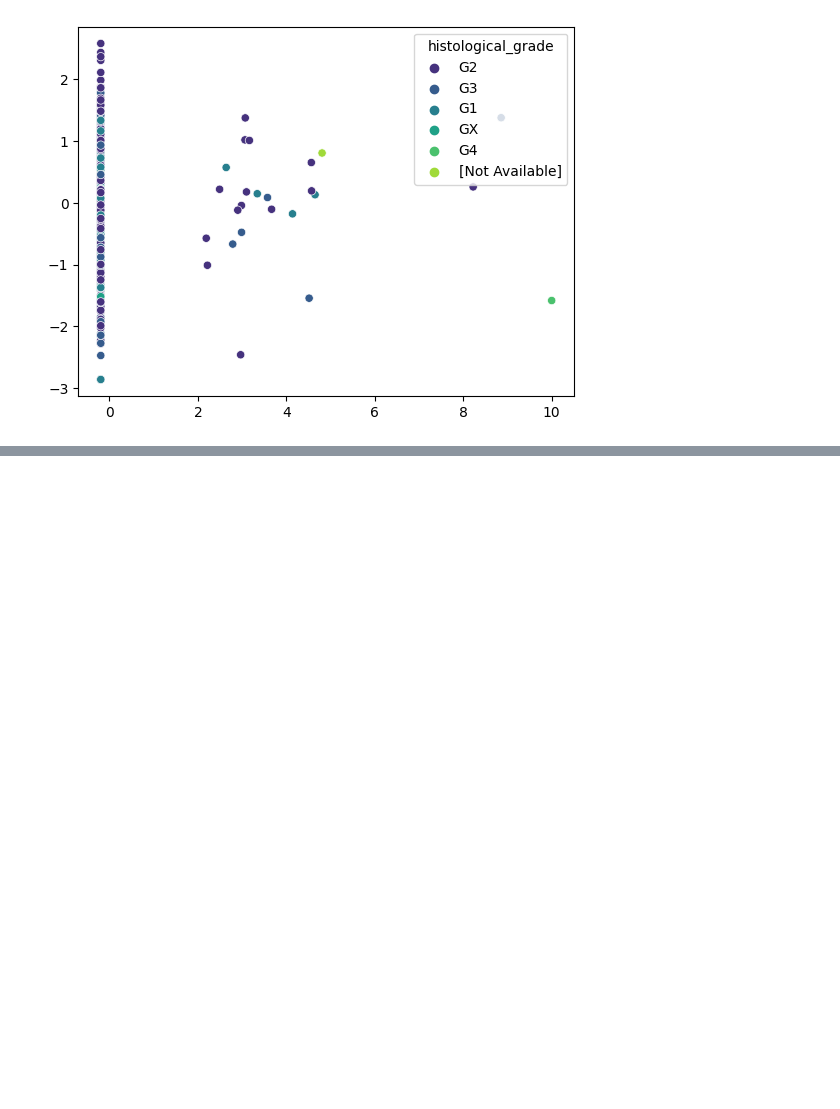
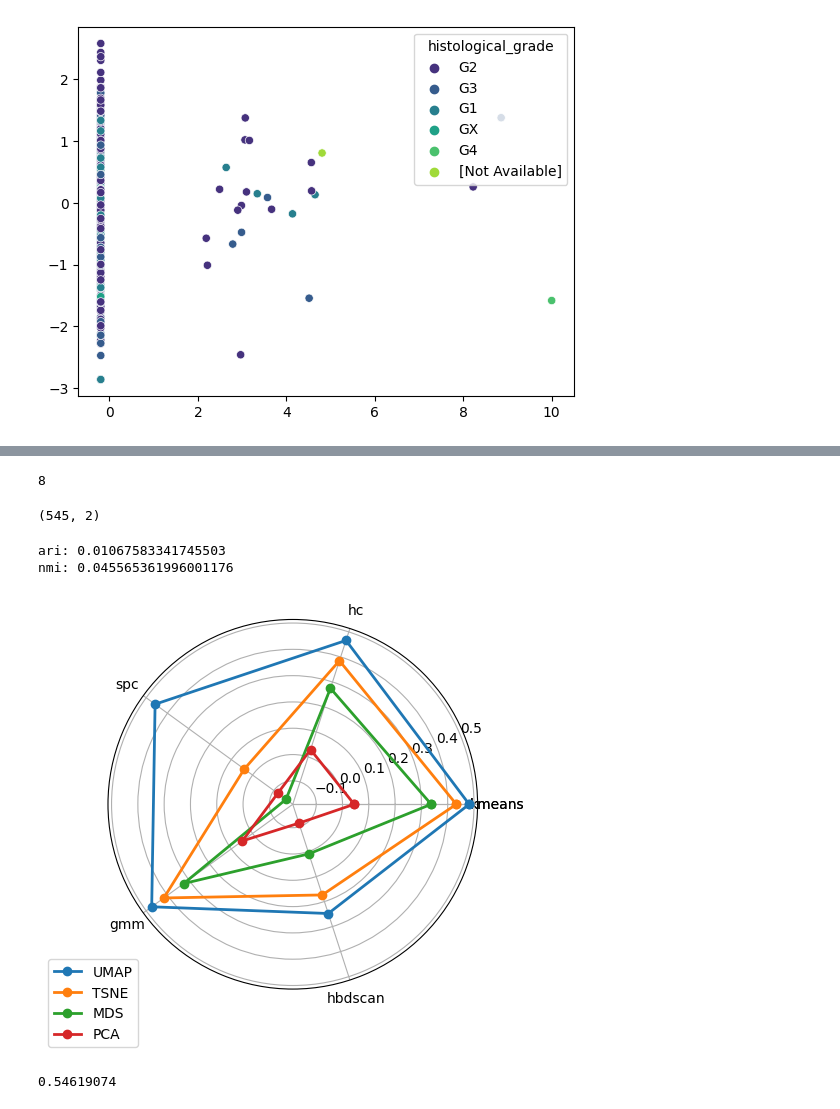
Before and after one commit to mikecuoco/ece204_project1, a Jupyter notebook: evaluate.ipynb, the cells around one changed output, grey strips where cells are left out. Cells and saved outputs as stored; diff of their text form; code cells hidden in the pictures; blank space fills up the shorter version.

```diff
--- a/evaluate.ipynb
+++ b/evaluate.ipynb
@@ -411,0 +821,67 @@ sns.scatterplot(x=adata.X[:,0], y=adata.X[:,1], hue=metadata['histological_grade
+# %%
+metadata["ajcc_pathologic_tumor_stage"].nunique()
+# %% [output]
+8
+# %%
+print(adata.obsm["umap"].shape)
+# %% [output]
+(545, 2)
+# %%
+adata=adata[adata.obs["ajcc_pathologic_tumor_stage"] != "[Not Available]"]
+adata
+#normalized_mutual_info_score(adata.obsm["umap"],kmeans)
+from sklearn.cluster import KMeans
+from sklearn.metrics.cluster import normalized_mutual_info_score
+
+# Cluster UMAP embeddings with KMeans
+kmeans = KMeans(n_clusters=7).fit_predict(adata.obsm["umap"])
+
+# Get cell types from metadata
+metadata_labels =adata.obs["ajcc_pathologic_tumor_stage"].values
+
+# Compute normalized mutual information score
+ari = adjusted_rand_score(metadata_labels, kmeans)
+print("ari:", ari)
+
+nmi = normalized_mutual_info_score(metadata_labels, kmeans)
+print("nmi:", nmi)
+# %% [output]
+ari: 0.01067583341745503
+nmi: 0.045565361996001176
+# %%
+import numpy as np
+import matplotlib.pyplot as plt
+
+# Define the number of variables we want to plot
+categories = ['kmeans', 'hc', 'spc', 'gmm', 'hbdscan']
+
+# Define the scores
+scores = [[0.48163313,0.46594062,0.4580641,0.4739896,0.2476447],
+          [0.43268022,0.38490242,0.038834833,0.41697946,0.17344864],
+          [0.33717433,0.2746031,-0.15712011,0.32373157,0.009185415],
+          [0.044381455,0.029471798,-0.11836545,0.048303895,-0.11360475]]
+
+# Calculate the angles for each category
+angles = np.linspace(0, 2*np.pi, len(categories), endpoint=False)
+
+# Make a full circle, with the first and last angles overlapping
+angles = np.concatenate((angles, [angles[0]]))
+
+# Initialize the plot
+fig = plt.figure()
+ax = fig.add_subplot(111, polar=True)
+
+# Add each score as a separate line
+for i in range(len(scores)):
+    # Duplicate the first score to create a closed loop
+    scores[i].append(scores[i][0])
+
+    # Add the plot for each score
+    ax.plot(angles, scores[i], 'o-', linewidth=2, label="UMAP" if i == 0 else "TSNE" if i == 1 else "MDS" if i ==2 else "PCA")
+
+# Add labels and legends
+ax.set_thetagrids(angles * 180/np.pi, np.concatenate((categories,[categories[0]])))
+ax.legend(loc='upper right', bbox_to_anchor=(0.1, 0.1))
+plt.show()
+# %% [output]
+[figure, added]
@@ -411,0 +919,6 @@ sns.scatterplot(x=adata.X[:,0], y=adata.X[:,1], hue=metadata['histological_grade
+# %%
+from anndata import read_h5ad
+adata = read_h5ad('data/TCGA.HNSC.embedded.h5ad')
+test_kmeans(6,1)
+# %% [output]
+0.54619074
```
Also changed, not shown: parts of 29 cells of this notebook.
